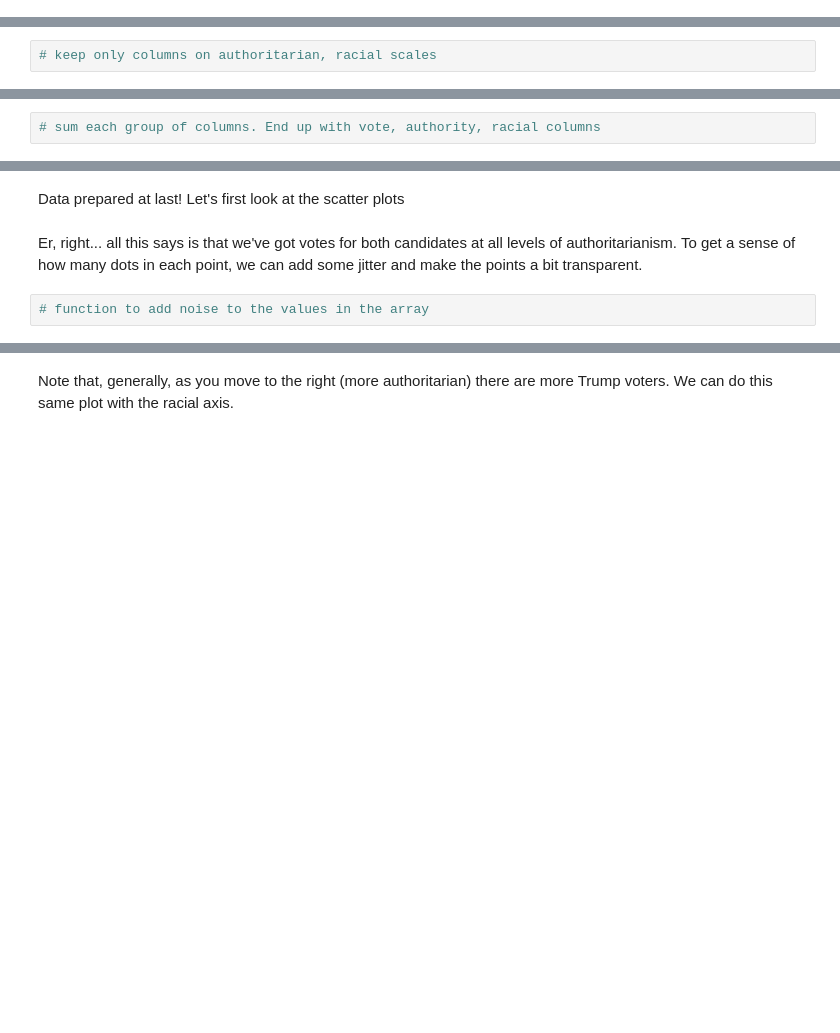
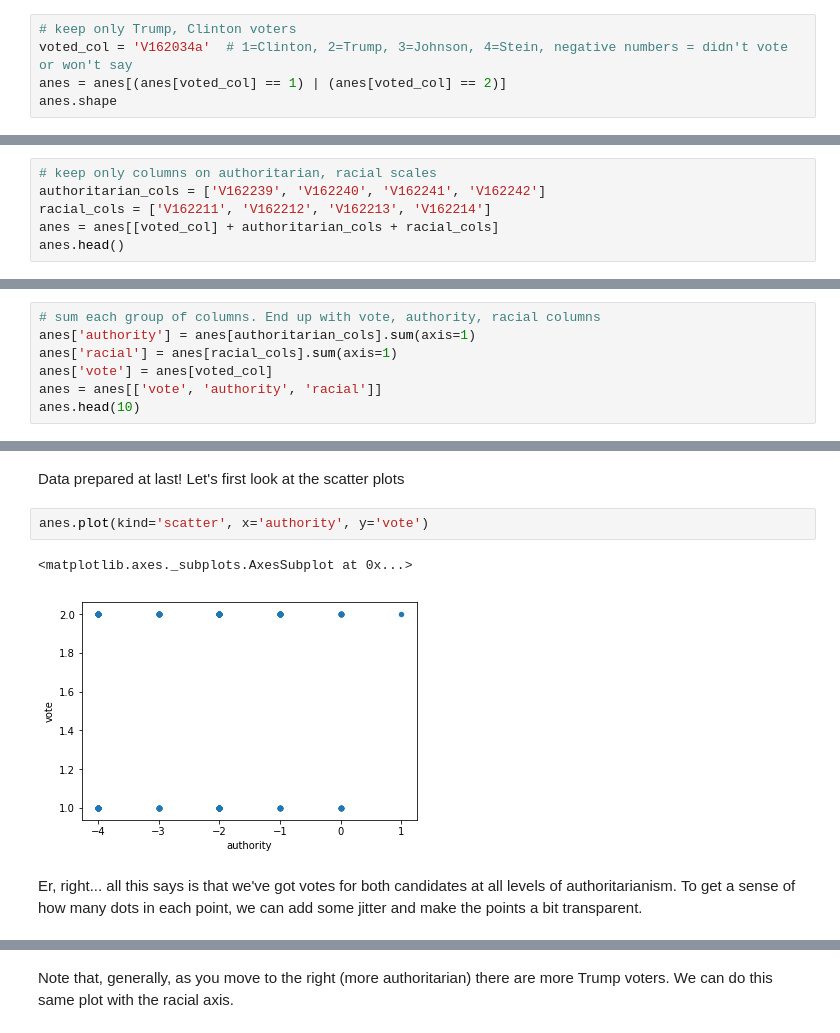
Before and after one commit to xeophin/lede-algorithms, a Jupyter notebook: week-3/week-3-1-class-empty.ipynb, the cells around one changed output, grey strips where cells are left out. Drawn from its saved outputs; the diff is of its cells as text; blank space fills up the shorter version.

```diff
--- a/week-3/week-3-1-class-empty.ipynb
+++ b/week-3/week-3-1-class-empty.ipynb
@@ -248,0 +264,5 @@ We start by dropping everything we don't need: we keep only white voters, only p
+# %%
+# keep only Trump, Clinton voters
+voted_col = 'V162034a'  # 1=Clinton, 2=Trump, 3=Johnson, 4=Stein, negative numbers = didn't vote or won't say
+anes = anes[(anes[voted_col] == 1) | (anes[voted_col] == 2)]
+anes.shape
@@ -249,2 +271,6 @@ We start by dropping everything we don't need: we keep only white voters, only p
 # %%
 # keep only columns on authoritarian, racial scales
+authoritarian_cols = ['V162239', 'V162240', 'V162241', 'V162242']
+racial_cols = ['V162211', 'V162212', 'V162213', 'V162214']
+anes = anes[[voted_col] + authoritarian_cols + racial_cols]
+anes.head()
@@ -269,3 +342,8 @@ For the child-rearing questions, the code book tells us that 1 means the first o
 Finally, add the authority and racial columns together to form the composite indexes.
 # %%
 # sum each group of columns. End up with vote, authority, racial columns
+anes['authority'] = anes[authoritarian_cols].sum(axis=1)
+anes['racial'] = anes[racial_cols].sum(axis=1)
+anes['vote'] = anes[voted_col]
+anes = anes[['vote', 'authority', 'racial']]
+anes.head(10)
@@ -272,6 +362,9 @@ Finally, add the authority and racial columns together to form the composite ind
 # %% [markdown]
 Data prepared at last! Let's first look at the scatter plots
+# %%
+anes.plot(kind='scatter', x='authority', y='vote')
+# %% [output]
+<matplotlib.axes._subplots.AxesSubplot at 0x...>
+[figure, added]
 # %% [markdown]
 Er, right... all this says is that we've got votes for both candidates at all levels of authoritarianism. To get a sense of how many dots in each point, we can add some jitter and make the points a bit transparent.
-# %%
-# function to add noise to the values in the array
```
Also changed, not shown: parts of 16 cells of this notebook.
